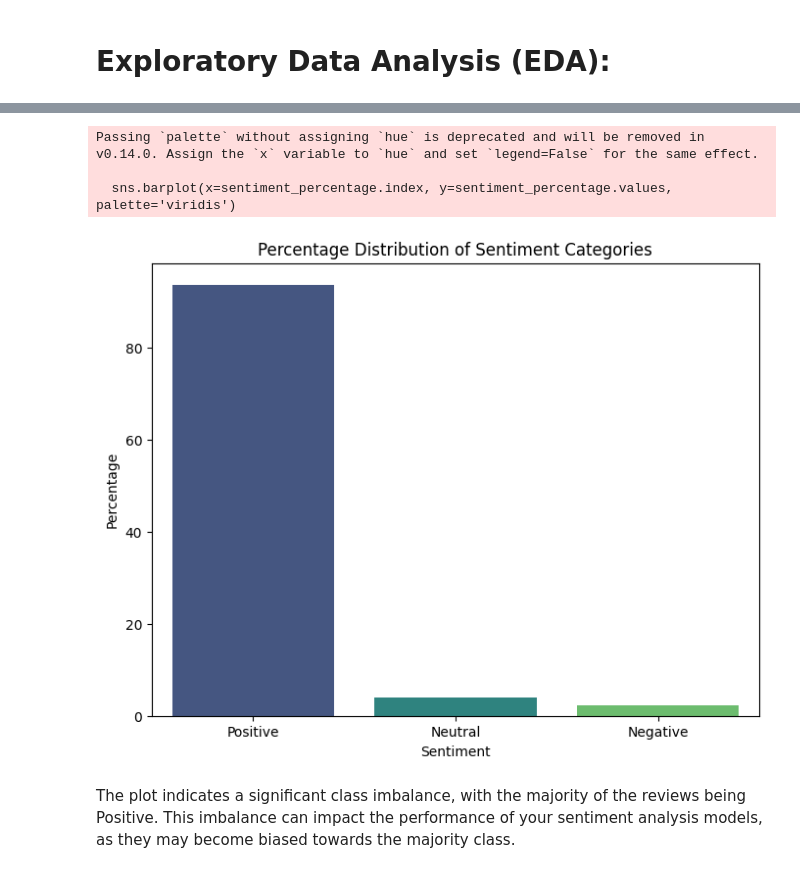
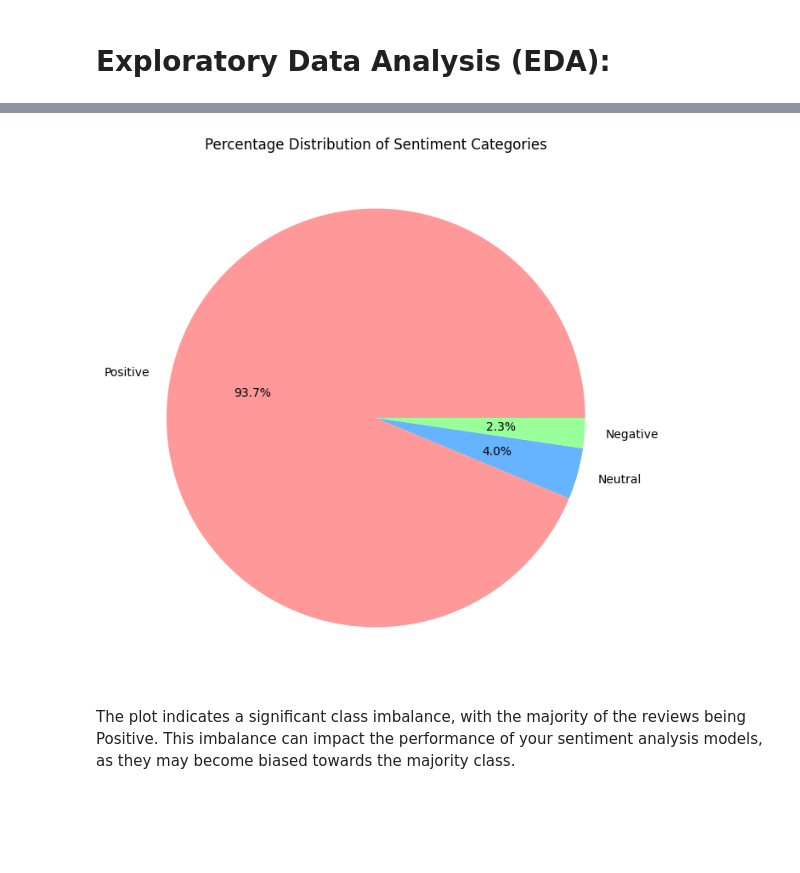
Before and after one commit to PRIYACHOURE389/capstone--2, a Jupyter notebook: amazon.ipynb, the cells around one changed output, grey strips where cells are left out. Saved outputs shown, nothing was run; the diff lists cells and outputs as text; code cells hidden in the pictures; blank space fills up the shorter version.

```diff
--- a/amazon.ipynb
+++ b/amazon.ipynb
@@ -372,16 +400,14 @@ Name: sentiment, dtype: float64
-# %%
-# Plot the class imbalance
-plt.figure(figsize=(8, 6))
-sns.barplot(x=sentiment_percentage.index, y=sentiment_percentage.values, palette='viridis')
-plt.title('Percentage Distribution of Sentiment Categories')
-plt.xlabel('Sentiment')
-plt.ylabel('Percentage')
-plt.show()
-# %% [output]
-Passing `palette` without assigning `hue` is deprecated and will be removed in v0.14.0. Assign the `x` variable to `hue` and set `legend=False` for the same effect.
-
-  sns.barplot(x=sentiment_percentage.index, y=sentiment_percentage.values, palette='viridis')
-[figure, removed]
+# %%
+# Define a custom color palette
+colors = ['#ff9999','#66b3ff','#99ff99','#ffcc99','#c2c2f0']
+
+# Assuming sentiment_percentage is a pandas Series with sentiment labels as index and their percentages as values
+plt.figure(figsize=(8, 8))
+plt.pie(sentiment_percentage, labels=sentiment_percentage.index, autopct='%1.1f%%', colors=colors)
+plt.title('Percentage Distribution of Sentiment Categories')
+plt.show()
+# %% [output]
+[figure, added]
 # %% [markdown]
 The plot indicates a significant class imbalance, with the majority of the reviews being Positive. This imbalance can impact the performance of your sentiment analysis models, as they may become biased towards the majority class.
 # %%
```
Also changed, not shown: parts of 5 cells of this notebook, 3 other files.
